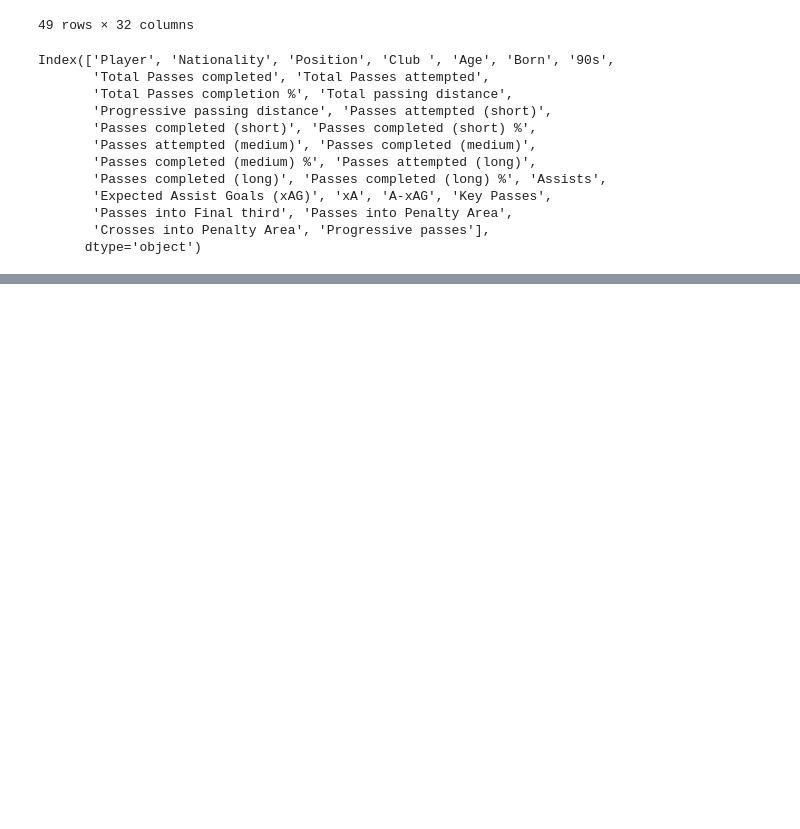
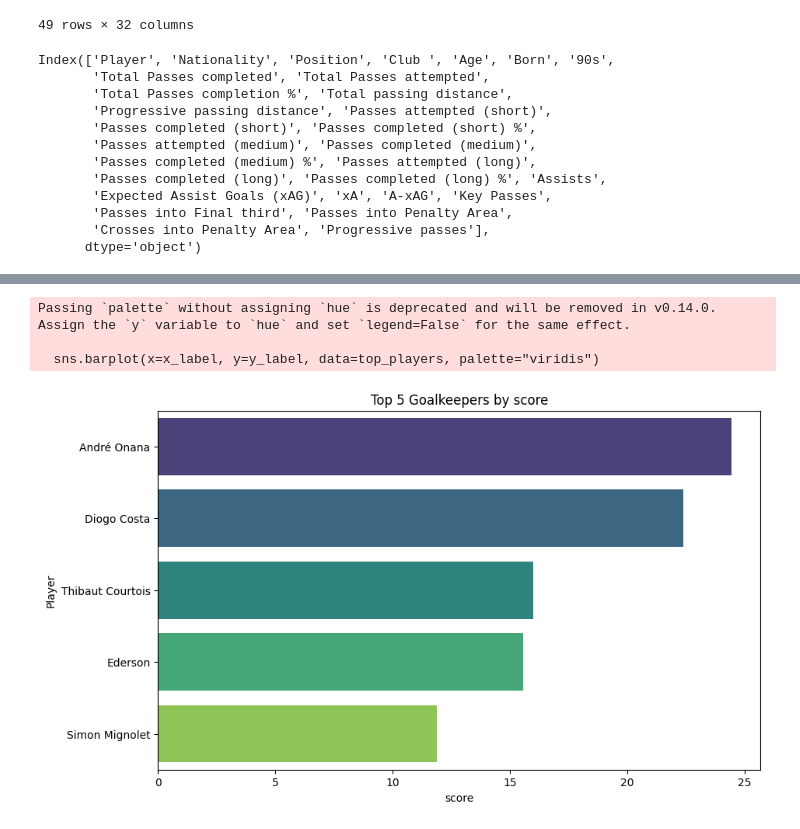
Before and after one commit to nrysam/UCL22_23, a Jupyter notebook: UEFA_Champions_League_2022_23_Best_Goalkeeper_Analysis.ipynb, the cells around one changed output, grey strips where cells are left out. Cells and saved outputs as stored; diff of their text form; code cells hidden in the pictures; blank space fills up the shorter version.

```diff
--- a/UEFA_Champions_League_2022_23_Best_Goalkeeper_Analysis.ipynb
+++ b/UEFA_Champions_League_2022_23_Best_Goalkeeper_Analysis.ipynb
@@ -582,0 +247,10 @@ Name: Player, dtype: object
+# %%
+#Function for Standard Scaling
+from sklearn.preprocessing import StandardScaler
+
+def standard_scale(df, metrics):
+    scaler = StandardScaler()
+    scaled_data = scaler.fit_transform(df[metrics])
+    scaled_df = pd.DataFrame(scaled_data, columns=metrics)
+    scaled_df[['Player', 'Position', 'Club']] = df[['Player', 'Position', 'Club']]
+    return scaled_df
@@ -582,0 +281,11 @@ Name: Player, dtype: object
+# %%
+#Applying both methods for data processing for Goalkeeper
+df_gk_normalized_weighted = normalize_and_weight(df_gk.copy(), gk_metrics, gk_metric_weights)
+df_gk_standardized = standard_scale(df_gk, gk_metrics)
+
+# Display first few rows for comparison
+print("Standard Scaler DataFrame:")
+print(df_gk_standardized.head())
+
+print("\nWeighted Metrics DataFrame:")
+print(df_gk_normalized_weighted.head())
@@ -582,0 +400,26 @@ Name: Player, dtype: object
+# %%
+def plot_top_players(df, top_n, position_title, x_label='score', y_label='Player'):
+    """
+    Create a bar plot for the top N players based on their score.
+
+    :param df: DataFrame containing players and their scores.
+    :param top_n: Number of top players to display.
+    :param position_title: Title of the position (e.g., 'Centre Forwards').
+    :param x_label: Label for the x-axis.
+    :param y_label: Label for the y-axis.
+    """
+    top_players = df.head(top_n)
+
+    plt.figure(figsize=(10, 6))
+    sns.barplot(x=x_label, y=y_label, data=top_players, palette="viridis")
+    plt.title(f'Top {top_n} {position_title} by {x_label}')
+    plt.xlabel(x_label)
+    plt.ylabel(y_label)
+    plt.show()
+# %%
+plot_top_players(top_gk, 5, 'Goalkeepers')
+# %% [output]
+Passing `palette` without assigning `hue` is deprecated and will be removed in v0.14.0. Assign the `y` variable to `hue` and set `legend=False` for the same effect.
+
+  sns.barplot(x=x_label, y=y_label, data=top_players, palette="viridis")
+[figure, added]
```
Also changed, not shown: parts of 51 cells of this notebook.
